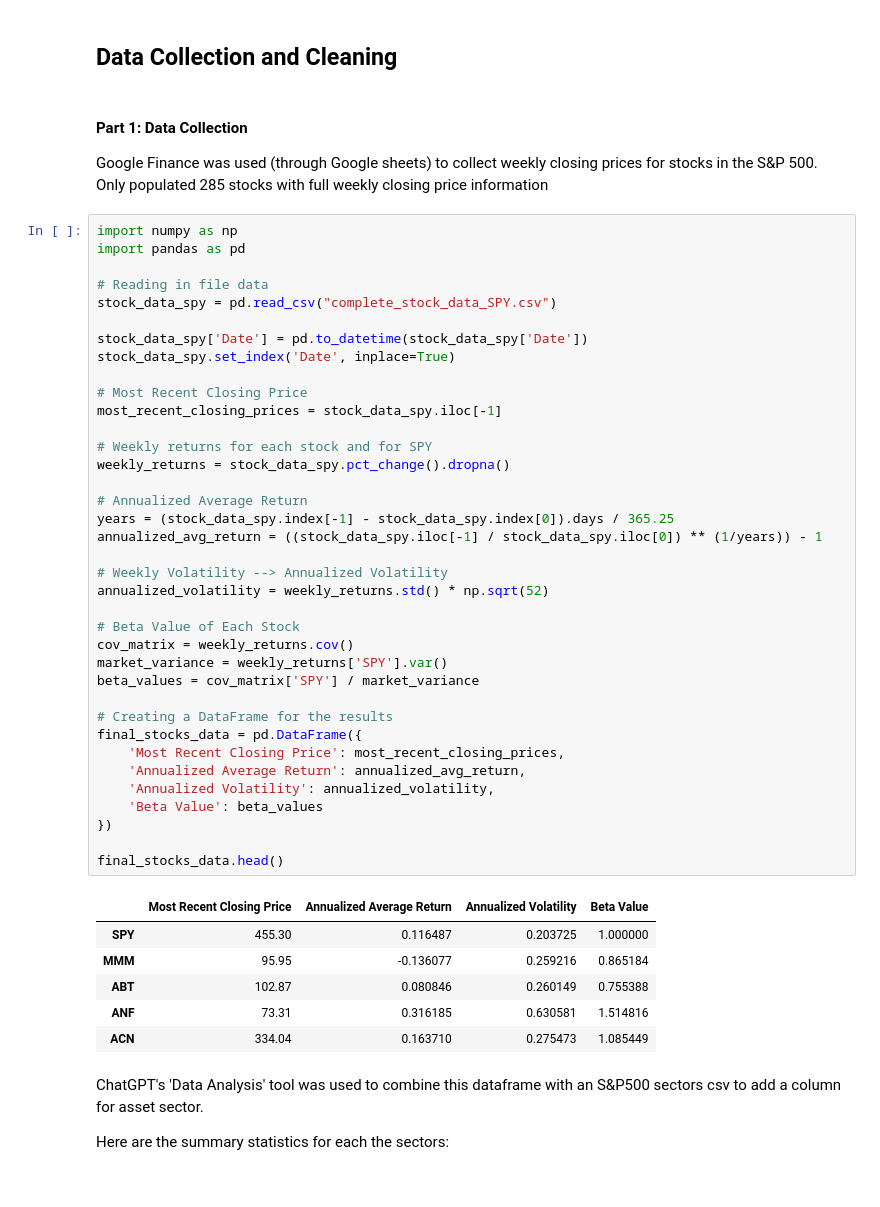
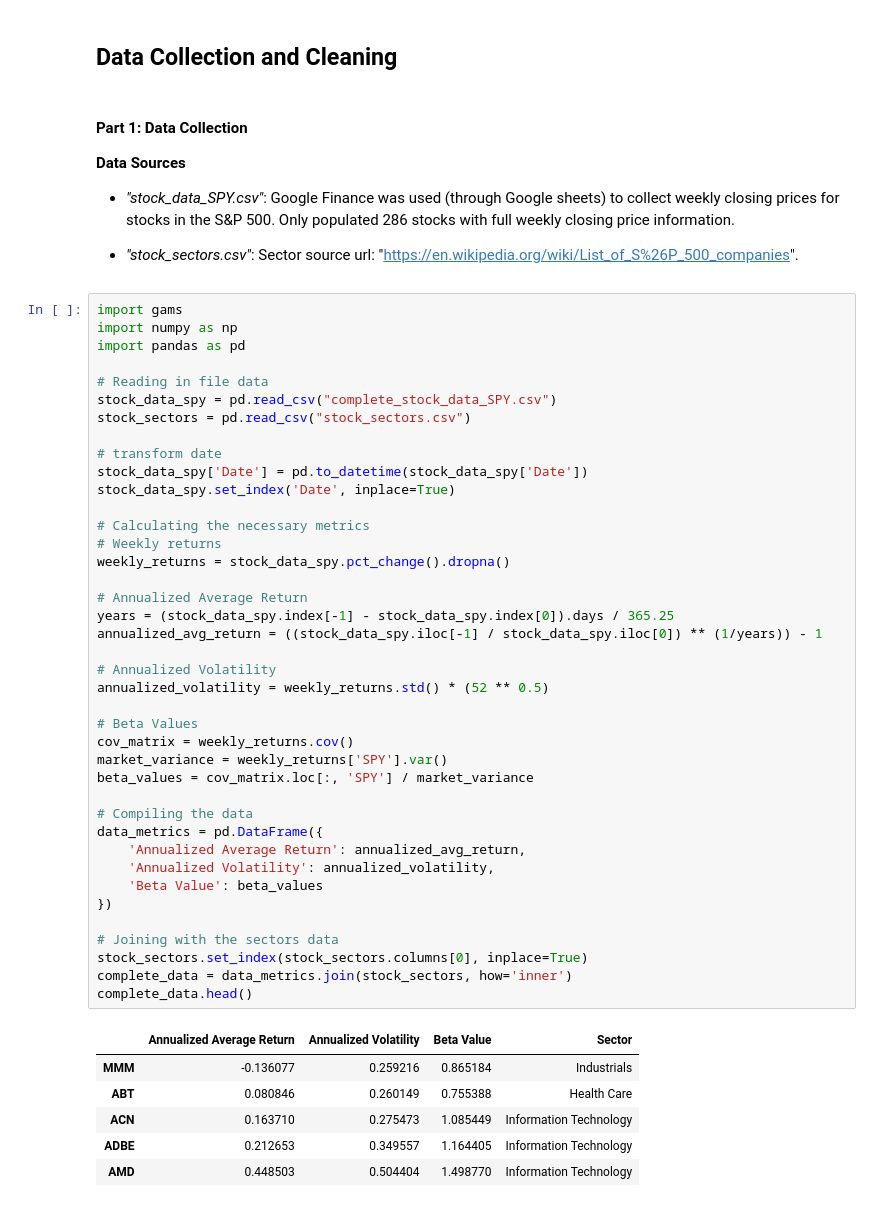
Before and after one commit to hproloff/final_proj_cs524, a Jupyter notebook: extra/project.ipynb, the cells around one changed output. Cells and saved outputs as stored; diff of their text form.

```diff
--- a/extra/project.ipynb
+++ b/extra/project.ipynb
@@ -14,52 +15,55 @@
 # %% [markdown]
 #### Part 1: Data Collection
 
-Google Finance was used (through Google sheets) to collect weekly closing prices for stocks in the S&P 500. Only populated 285 stocks with full weekly closing price information
+**Data Sources**
+
+- *"stock_data_SPY.csv"*: Google Finance was used (through Google sheets) to collect weekly closing prices for stocks in the S&P 500. Only populated 286 stocks with full weekly closing price information.
+
+- *"stock_sectors.csv"*: Sector source url: "https://en.wikipedia.org/wiki/List_of_S%26P_500_companies".
 # %%
+import gams
 import numpy as np
 import pandas as pd
 
 # Reading in file data
 stock_data_spy = pd.read_csv("complete_stock_data_SPY.csv")
+stock_sectors = pd.read_csv("stock_sectors.csv")
 
+# transform date
 stock_data_spy['Date'] = pd.to_datetime(stock_data_spy['Date'])
 stock_data_spy.set_index('Date', inplace=True)
 
-# Most Recent Closing Price
-most_recent_closing_prices = stock_data_spy.iloc[-1]
-
-# Weekly returns for each stock and for SPY
+# Calculating the necessary metrics
+# Weekly returns
 weekly_returns = stock_data_spy.pct_change().dropna()
 
 # Annualized Average Return
 years = (stock_data_spy.index[-1] - stock_data_spy.index[0]).days / 365.25
 annualized_avg_return = ((stock_data_spy.iloc[-1] / stock_data_spy.iloc[0]) ** (1/years)) - 1
 
-# Weekly Volatility --> Annualized Volatility
-annualized_volatility = weekly_returns.std() * np.sqrt(52)
+# Annualized Volatility
+annualized_volatility = weekly_returns.std() * (52 ** 0.5)
 
-# Beta Value of Each Stock
+# Beta Values
 cov_matrix = weekly_returns.cov()
 market_variance = weekly_returns['SPY'].var()
-beta_values = cov_matrix['SPY'] / market_variance
+beta_values = cov_matrix.loc[:, 'SPY'] / market_variance
 
-# Creating a DataFrame for the results
-final_stocks_data = pd.DataFrame({
-    'Most Recent Closing Price': most_recent_closing_prices,
+# Compiling the data
+data_metrics = pd.DataFrame({
     'Annualized Average Return': annualized_avg_return,
     'Annualized Volatility': annualized_volatility,
     'Beta Value': beta_values
 })
 
-final_stocks_data.head()
+# Joining with the sectors data
+stock_sectors.set_index(stock_sectors.columns[0], inplace=True)
+complete_data = data_metrics.join(stock_sectors, how='inner')
+complete_data.head()
 # %% [output]
-|  | Most Recent Closing Price | Annualized Average Return | Annualized Volatility | Beta Value |
-| SPY | 455.30 | 0.116487 | 0.203725 | 1.000000 |
-| MMM | 95.95 | -0.136077 | 0.259216 | 0.865184 |
-| ABT | 102.87 | 0.080846 | 0.260149 | 0.755388 |
-| ANF | 73.31 | 0.316185 | 0.630581 | 1.514816 |
-| ACN | 334.04 | 0.163710 | 0.275473 | 1.085449 |
+|  | Annualized Average Return | Annualized Volatility | Beta Value | Sector |
+| MMM | -0.136077 | 0.259216 | 0.865184 | Industrials |
+| ABT | 0.080846 | 0.260149 | 0.755388 | Health Care |
+| ACN | 0.163710 | 0.275473 | 1.085449 | Information Technology |
+| ADBE | 0.212653 | 0.349557 | 1.164405 | Information Technology |
+| AMD | 0.448503 | 0.504404 | 1.498770 | Information Technology |
-# %% [markdown]
-ChatGPT's 'Data Analysis' tool was used to combine this dataframe with an S&P500 sectors csv to add a column for asset sector.
-
-Here are the summary statistics for each the sectors:
```
Also changed, not shown: parts of 25 cells of this notebook.
